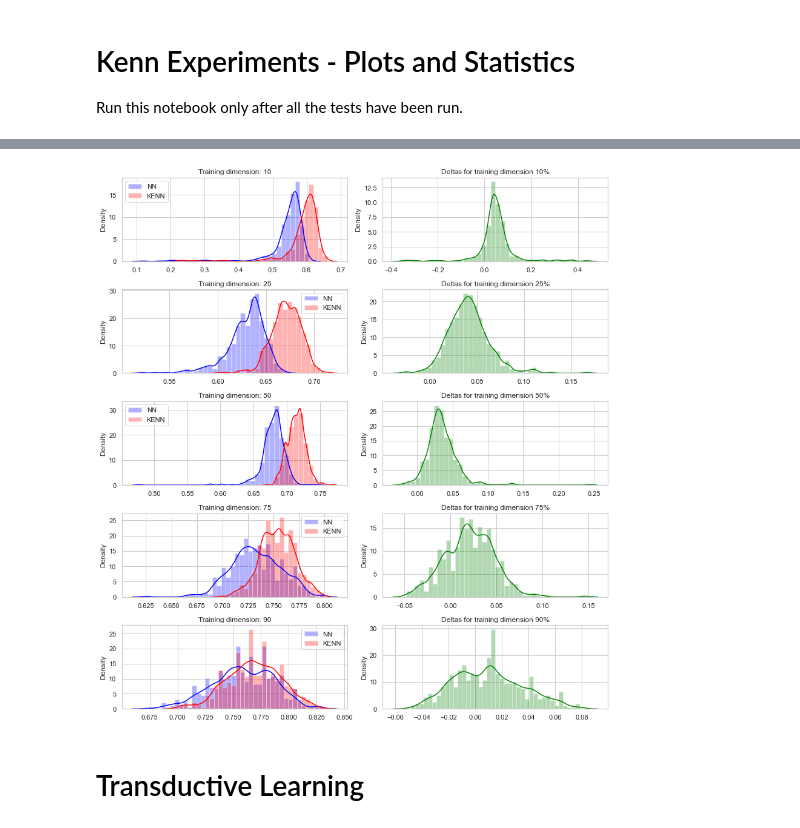
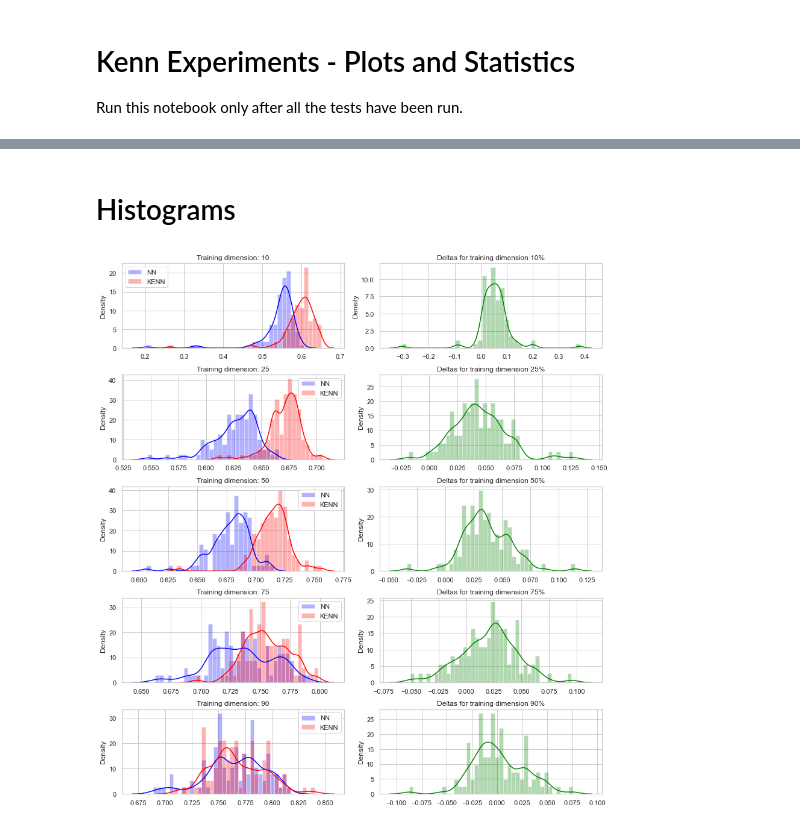
Before and after one commit to rmazzier/KENN-Citeseer-Experiments, a Jupyter notebook: final_results.ipynb, the cells around one changed output, grey strips where cells are left out. Cells and saved outputs as stored; diff of their text form; code cells hidden in the pictures.

```diff
--- a/final_results.ipynb
+++ b/final_results.ipynb
@@ -12,3 +9,0 @@ import pickle
-# %%
-with open('results/e2e/results_inductive_500','rb') as input:
-    history_inductive = pickle.load(input)
@@ -42,0 +12,10 @@ Test Accuracy std:      NN = 0.027678; KENN = 0.024150
+# %%
+history_inductive = []
+history_transductive = []
+
+for i in range(1,7):
+    with open('results/e2e/results_inductive_100runs_{}layers'.format(i),'rb') as input:
+        history_inductive.append(pickle.load(input))
+
+    with open('results/e2e/results_transductive_100runs_{}layers'.format(i),'rb') as input:
+        history_transductive.append(pickle.load(input))
@@ -43,6 +196,6 @@ Test Accuracy std:      NN = 0.027678; KENN = 0.024150
+# %% [markdown]
+# Histograms
 # %%
-plot_histograms(history_inductive, 'history_inductive', bw=0.6, bins=40)
+plot_histograms(history_inductive[2], 'history_inductive', bw=0.6, bins=40)
 # %% [output]
-[figure, old version]
+[figure, new version]
-# %% [markdown]
-# Transductive Learning
```
Also changed, not shown: parts of 20 cells of this notebook, 5 other files.
